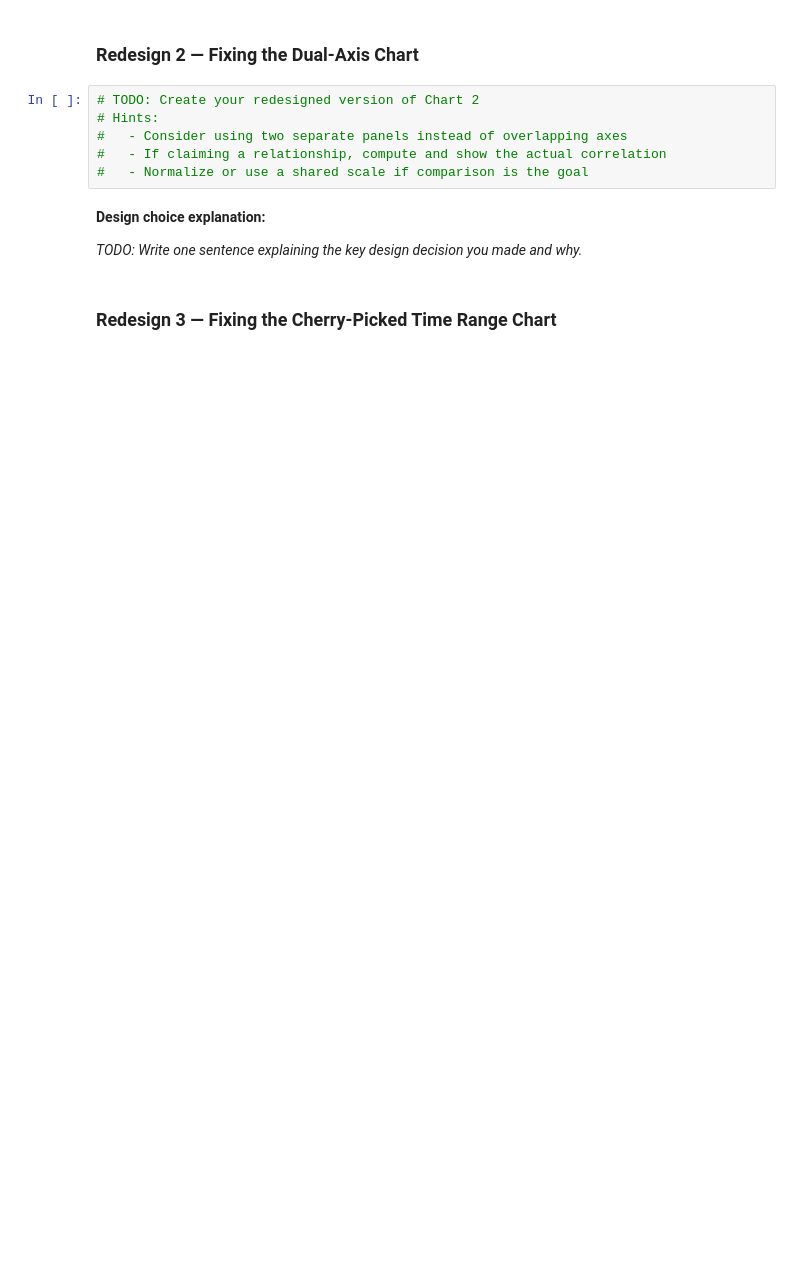
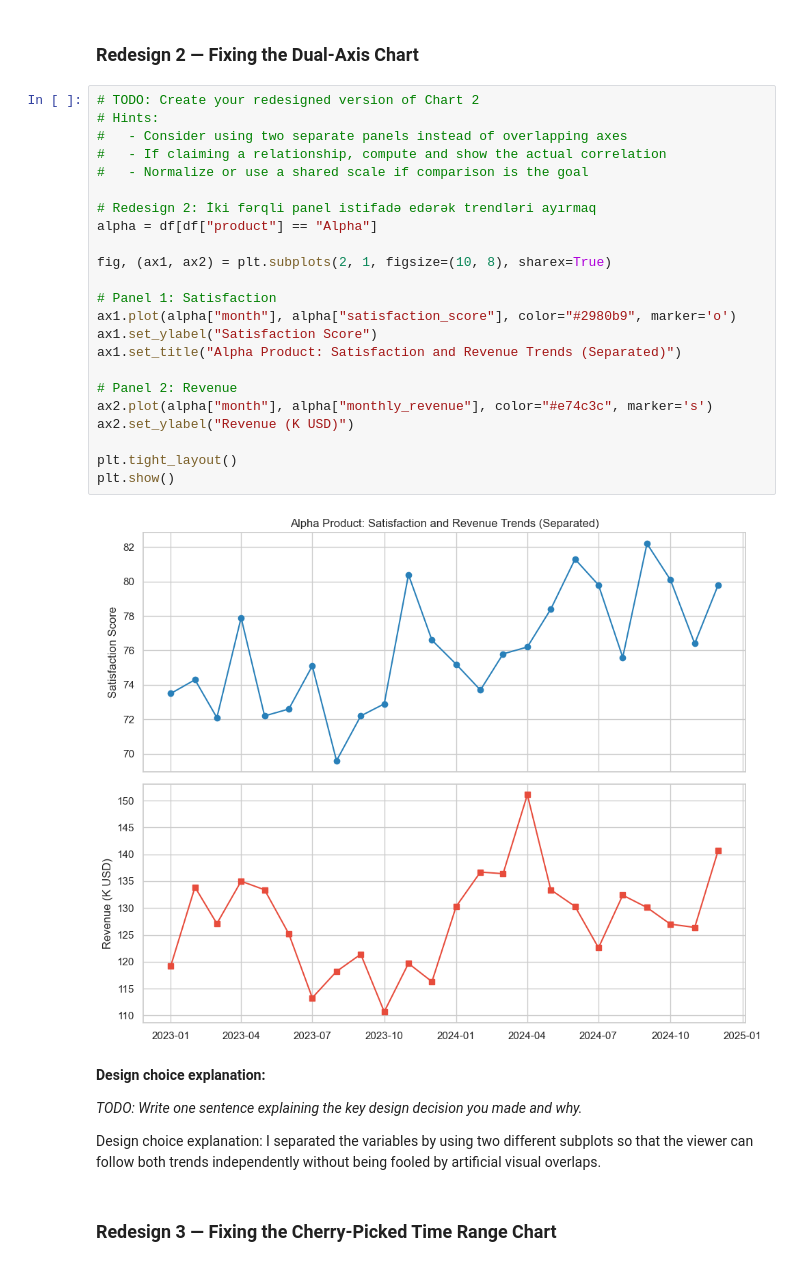
Before and after one commit to Revan-shift/m3-11-lab-statistical-story-dashboard, a Jupyter notebook: m3-11-statistical-story-dashboard.ipynb, the cells around one changed output. Saved outputs shown, nothing was run; the diff lists cells and outputs as text; blank space fills up the shorter version.

```diff
--- a/m3-11-statistical-story-dashboard.ipynb
+++ b/m3-11-statistical-story-dashboard.ipynb
@@ -185,13 +264,34 @@ For each of the three misleading charts from Task 1, create a redesigned version
 # %%
 # TODO: Create your redesigned version of Chart 2
 # Hints:
 #   - Consider using two separate panels instead of overlapping axes
 #   - If claiming a relationship, compute and show the actual correlation
 #   - Normalize or use a shared scale if comparison is the goal
+
+# Redesign 2: İki fərqli panel istifadə edərək trendləri ayırmaq
+alpha = df[df["product"] == "Alpha"]
+
+fig, (ax1, ax2) = plt.subplots(2, 1, figsize=(10, 8), sharex=True)
+
+# Panel 1: Satisfaction
+ax1.plot(alpha["month"], alpha["satisfaction_score"], color="#2980b9", marker='o')
+ax1.set_ylabel("Satisfaction Score")
+ax1.set_title("Alpha Product: Satisfaction and Revenue Trends (Separated)")
+
+# Panel 2: Revenue
+ax2.plot(alpha["month"], alpha["monthly_revenue"], color="#e74c3c", marker='s')
+ax2.set_ylabel("Revenue (K USD)")
+
+plt.tight_layout()
+plt.show()
+# %% [output]
+[figure, added]
 # %% [markdown]
 **Design choice explanation:**
 
 *TODO: Write one sentence explaining the key design decision you made and why.*
+
+Design choice explanation: I separated the variables by using two different subplots so that the viewer can follow both trends independently without being fooled by artificial visual overlaps.
 # %% [markdown]
 ### Redesign 3 — Fixing the Cherry-Picked Time Range Chart
 # %%
```
Also changed, not shown: parts of 13 cells of this notebook.
